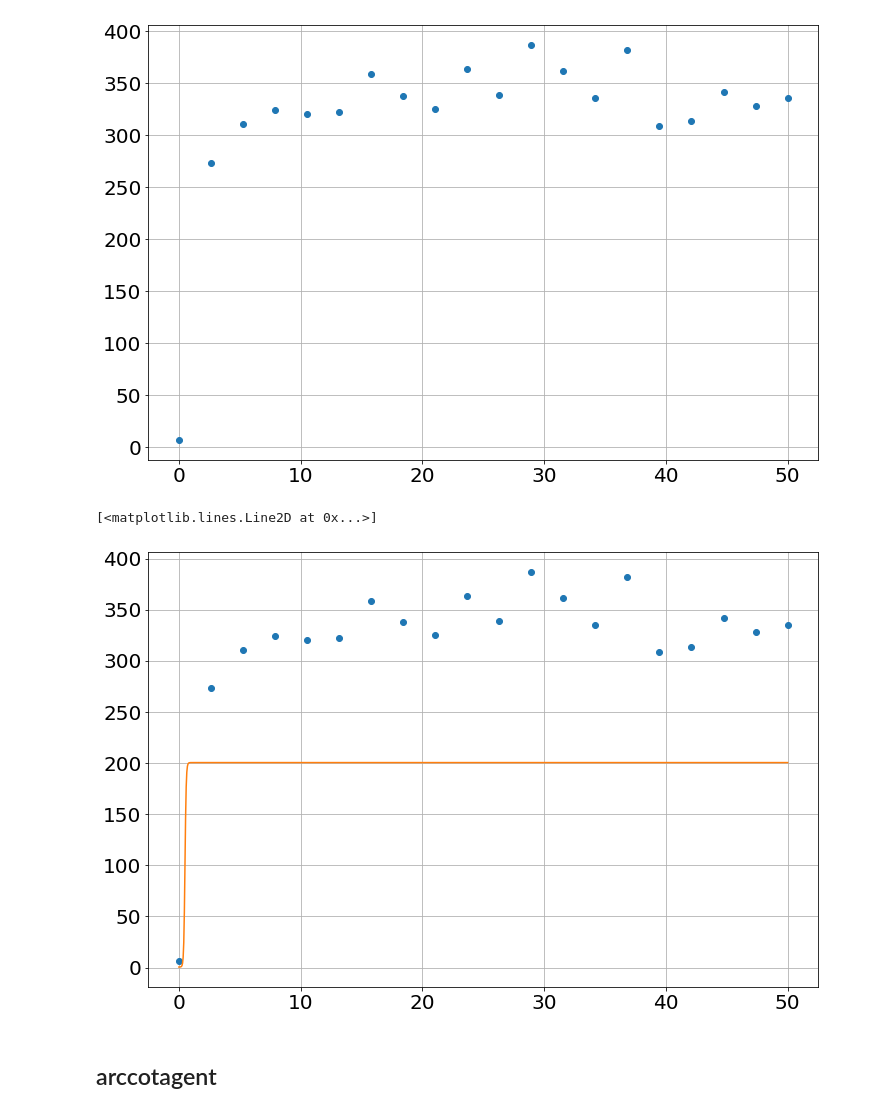
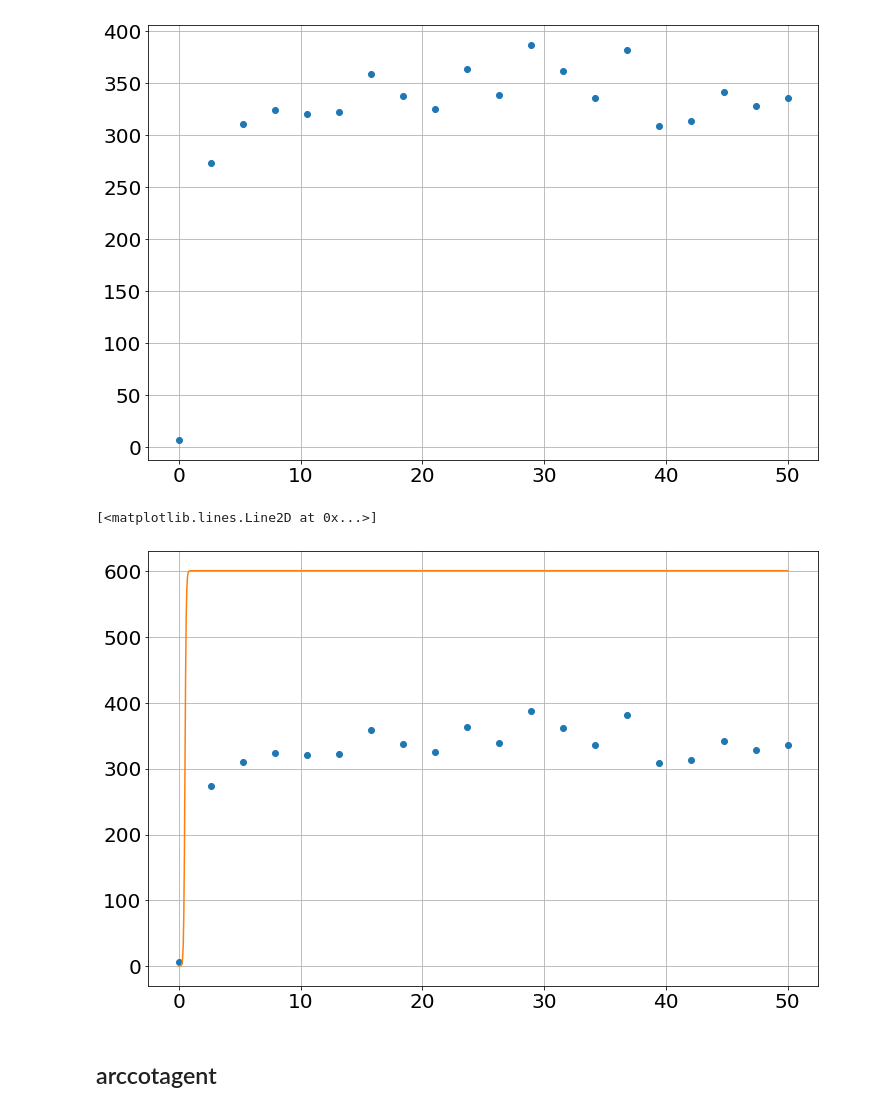
Before and after one commit to bblais/Computer-Programming-for-the-Sciences-Spring-2022, a Jupyter notebook: Sprint #3 - Parameter Fitting and Scientific Questions/2022-03-30 - Office Hours.ipynb, the cells around one changed output. Cells and saved outputs as stored; diff of their text form; code cells hidden in the pictures.

```diff
--- a/Sprint #3 - Parameter Fitting and Scientific Questions/2022-03-30 - Office Hours.ipynb
+++ b/Sprint #3 - Parameter Fitting and Scientific Questions/2022-03-30 - Office Hours.ipynb
@@ -42,13 +42,13 @@ def f(x,a,b,c,d):
     return a/(1+exp(-c*(x-d)))+b
 # %%
 xx=linspace(0,50,1000)
-yy=f(xx,a=200,b=0.5,c=20,d=0.5)
+yy=f(xx,a=600,b=0.5,c=20,d=0.5)
 
 plot(t,y,'o')
 plot(xx,yy,'-')
 # %% [output]
 [<matplotlib.lines.Line2D at 0x...>]
-[figure, old version]
+[figure, new version]
 # %% [markdown]
 ## arccotagent
 # %%
```
Also changed, not shown: 4 other files.
